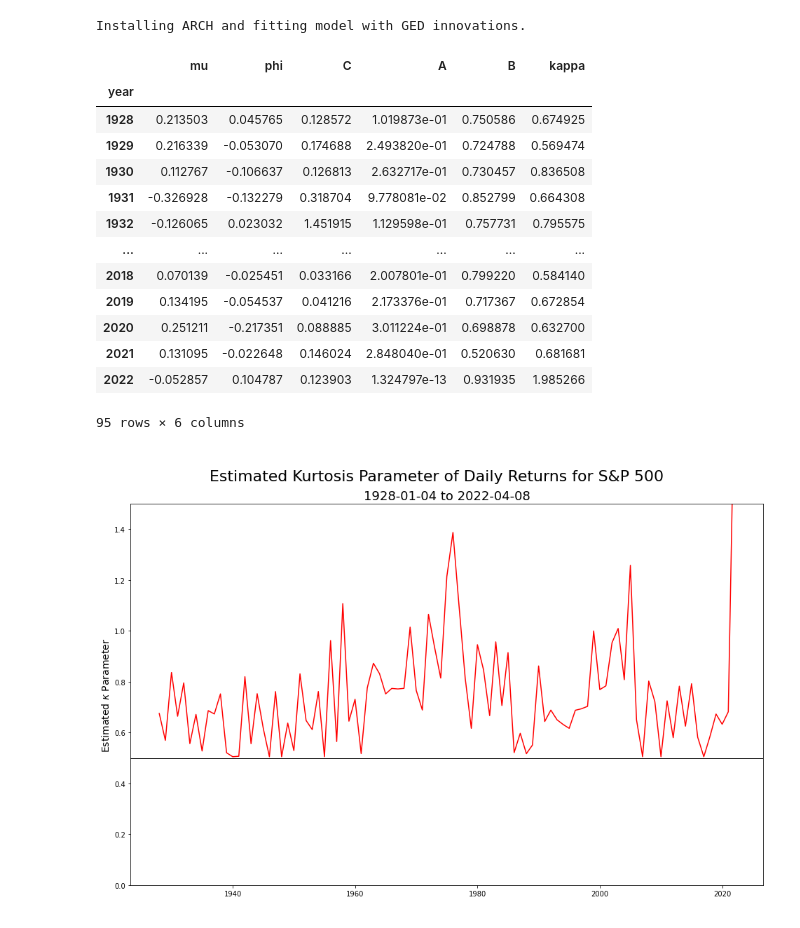
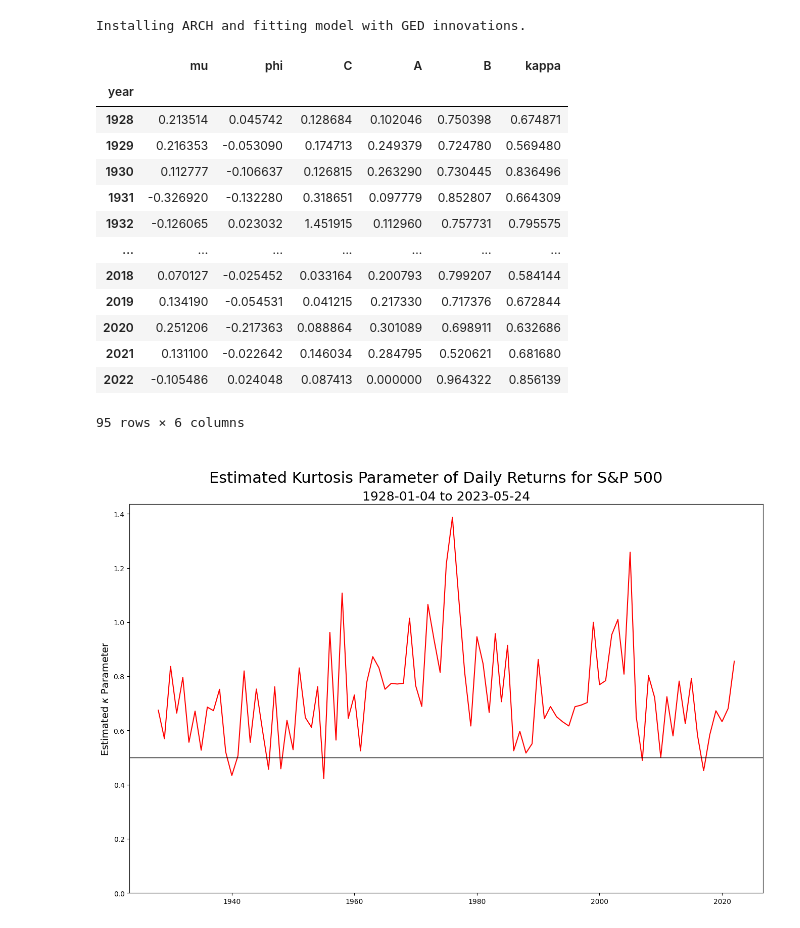
Before and after one commit to Farmhouse121/Adventures-in-Financial-Data-Science, a Jupyter notebook: Book/Section 2.3 The U.S. Stock Market Through Time/Section 2.3.2 Kurtosis.ipynb, the cells around one changed output. Saved outputs shown, nothing was run; the diff lists cells and outputs as text; code cells hidden in the pictures.

Commit message:
Changed GED implementation to include Laplace like processes.

```diff
--- a/Book/Section 2.3 The U.S. Stock Market Through Time/Section 2.3.2 Kurtosis.ipynb
+++ b/Book/Section 2.3 The U.S. Stock Market Through Time/Section 2.3.2 Kurtosis.ipynb
@@ -43,53 +39,64 @@ datascience 0.10.6 requires folium==0.2.1, but you have folium 0.8.3 which is in
 # %%
 # fit a GARCH model using arch package
 print("Installing ARCH and fitting model with GED innovations.")
+from warnings import filterwarnings ; filterwarnings("ignore",category=RuntimeWarning) # Be quiet, I don't care.
 from arch.univariate import ARX, GARCH, GeneralizedError
+
+class GeneralizedError2(GeneralizedError):
+    """Version of the GARCH process modified to change the bounds so that Laplace models etc. can be fitted."""
+    def bounds(self,*args):
+        """Revised bounds."""
+        return [(0e0,1e2)]
+
+    def constraints(self,*args):
+        return np.array([[1], [-1]]), np.array([self.bounds()[0][0],-self.bounds()[0][1]])
+
 from tqdm.notebook import tqdm
 results=pd.DataFrame({"year":[],"mu":[],"phi":[],"C":[],"A":[],"B":[],"kappa":[]}).set_index("year")
 results.index=pd.DatetimeIndex(results.index).to_period('Y')
 
-for year in tqdm(range(SPX.index[0].year,SPX.index[-1].year+1)):
+for year in tqdm(range(SPX.index[0].year,SPX.index[-1].year)):
     model = ARX(SPX.loc[SPX.index.year==year,"Return"],lags=[1])
     model.volatility = GARCH(1, 0, 1)
-    model.distribution = GeneralizedError()
+    model.distribution = GeneralizedError2()
     fit=model.fit(update_freq=0,disp='off')
 
     if not fit.convergence_flag:
         mu,phi,C,A,B,nu=tuple(fit.params)
-        results=results.append(pd.DataFrame({"year":[year],"mu":[mu],"phi":[phi],"C":[C],"A":[A],"B":[B],"kappa":[nu/two]}).set_index("year"))
+        results=pd.concat([results,pd.DataFrame({"year":[year],"mu":[mu],"phi":[phi],"C":[C],"A":[A],"B":[B],"kappa":[nu/two]}).set_index("year")])
 
 results
 # %% [output]
 Installing ARCH and fitting model with GED innovations.
 |  | mu | phi | C | A | B | kappa |
 | year |  |  |  |  |  |  |
-| 1928 | 0.213503 | 0.045765 | 0.128572 | 1.019873e-01 | 0.750586 | 0.674925 |
-| 1929 | 0.216339 | -0.053070 | 0.174688 | 2.493820e-01 | 0.724788 | 0.569474 |
-| 1930 | 0.112767 | -0.106637 | 0.126813 | 2.632717e-01 | 0.730457 | 0.836508 |
-| 1931 | -0.326928 | -0.132279 | 0.318704 | 9.778081e-02 | 0.852799 | 0.664308 |
-| 1932 | -0.126065 | 0.023032 | 1.451915 | 1.129598e-01 | 0.757731 | 0.795575 |
+| 1928 | 0.213514 | 0.045742 | 0.128684 | 0.102046 | 0.750398 | 0.674871 |
+| 1929 | 0.216353 | -0.053090 | 0.174713 | 0.249379 | 0.724780 | 0.569480 |
+| 1930 | 0.112777 | -0.106637 | 0.126815 | 0.263290 | 0.730445 | 0.836496 |
+| 1931 | -0.326920 | -0.132280 | 0.318651 | 0.097779 | 0.852807 | 0.664309 |
+| 1932 | -0.126065 | 0.023032 | 1.451915 | 0.112960 | 0.757731 | 0.795575 |
 | ... | ... | ... | ... | ... | ... | ... |
-| 2018 | 0.070139 | -0.025451 | 0.033166 | 2.007801e-01 | 0.799220 | 0.584140 |
-| 2019 | 0.134195 | -0.054537 | 0.041216 | 2.173376e-01 | 0.717367 | 0.672854 |
-| 2020 | 0.251211 | -0.217351 | 0.088885 | 3.011224e-01 | 0.698878 | 0.632700 |
-| 2021 | 0.131095 | -0.022648 | 0.146024 | 2.848040e-01 | 0.520630 | 0.681681 |
-| 2022 | -0.052857 | 0.104787 | 0.123903 | 1.324797e-13 | 0.931935 | 1.985266 |
+| 2018 | 0.070127 | -0.025452 | 0.033164 | 0.200793 | 0.799207 | 0.584144 |
+| 2019 | 0.134190 | -0.054531 | 0.041215 | 0.217330 | 0.717376 | 0.672844 |
+| 2020 | 0.251206 | -0.217363 | 0.088864 | 0.301089 | 0.698911 | 0.632686 |
+| 2021 | 0.131100 | -0.022642 | 0.146034 | 0.284795 | 0.520621 | 0.681680 |
+| 2022 | -0.105486 | 0.024048 | 0.087413 | 0.000000 | 0.964322 | 0.856139 |
 95 rows × 6 columns
 # %%
 # Figure 2.12
 figure,plot=pl.subplots(figsize=(ten*GoldenRatio,ten))
 figure.suptitle("\nEstimated Kurtosis Parameter of Daily Returns for S&P 500",fontsize=22)
 plot.set_title("%s to %s" % (min(SPX.index),max(SPX.index)),fontsize=18)
 plot.plot(results.index,results["kappa"],'-',color="red",label="$\\hat{\\phi}$")
 
 plot.axhline(half,color='black',lw=1)
 #fisher_error=one/(np.sqrt(252)-three)
 #plot.axhspan(-fisher_error,fisher_error,color='black',alpha=0.2)
 #plot.axhspan(-two*fisher_error,two*fisher_error,color='black',alpha=0.2)
 #plot.axhline(-two*fisher_error,color='black',linestyle=':',linewidth=1)
 #plot.axhline(+two*fisher_error,color='black',linestyle=':',linewidth=1)
 
 plot.set_ylabel("Estimated $\\kappa$ Parameter",fontsize=14)
-plot.set_ylim(zero,1.5);
+plot.set_ylim(zero,None);
 # %% [output]
-[figure, old version]
+[figure, new version]
```
Also changed, not shown: parts of 1 cell of this notebook.
